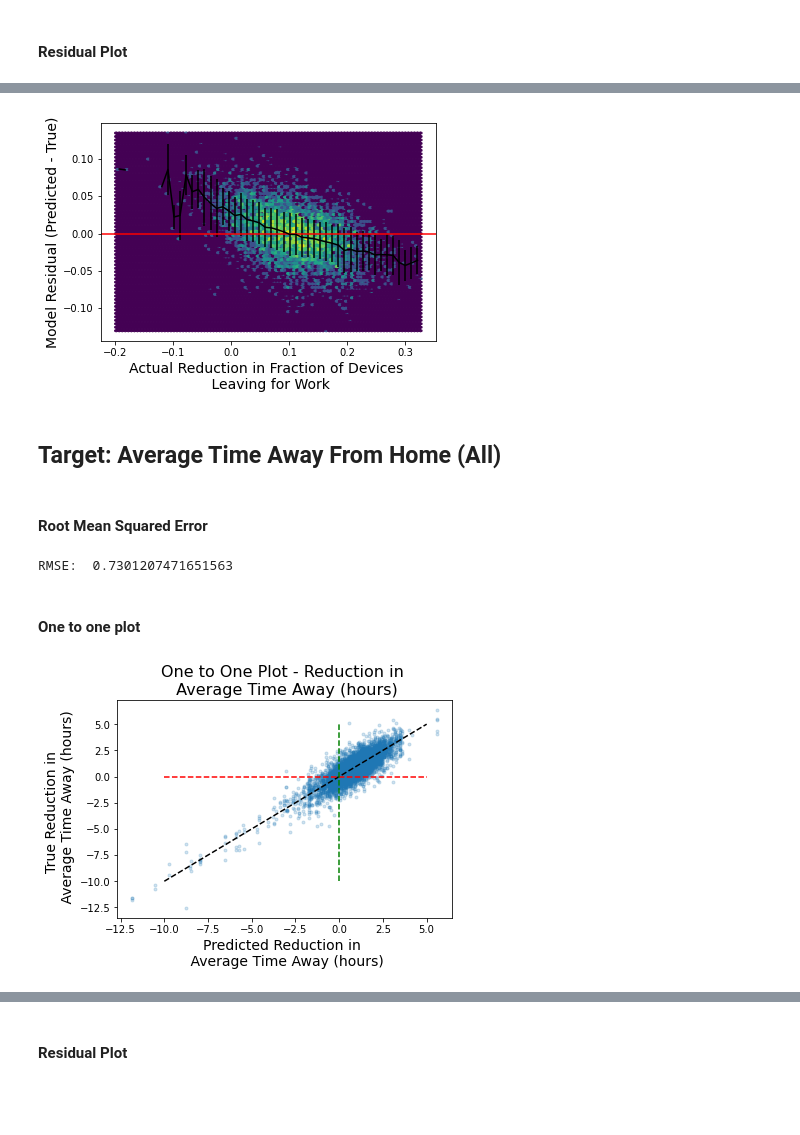
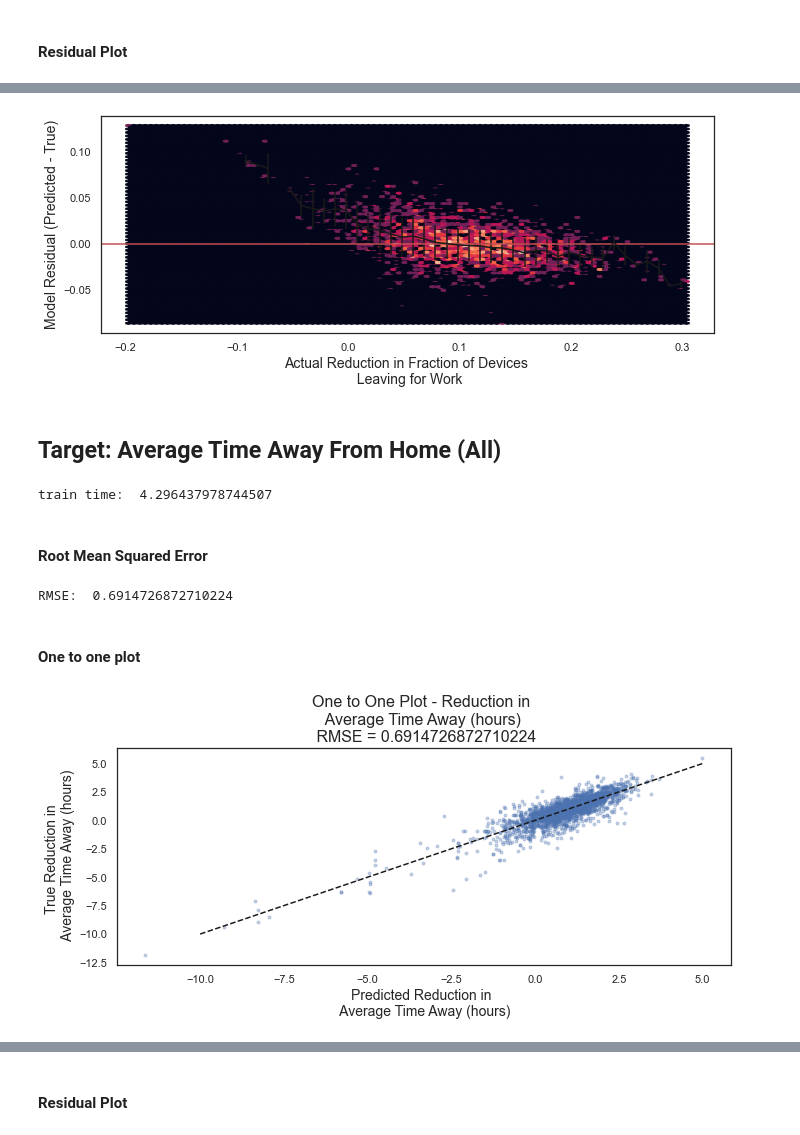
Before and after one commit to IssueToImpact/covid-chicago-mobility, a Jupyter notebook: COVID_model_evaluation.ipynb, the cells around one changed output, grey strips where cells are left out. Saved outputs shown, nothing was run; the diff lists cells and outputs as text; code cells hidden in the pictures; blank space fills up the shorter version.

```diff
--- a/COVID_model_evaluation.ipynb
+++ b/COVID_model_evaluation.ipynb
@@ -41,8 +82,6 @@ df_diff.head()
 from sklearn.model_selection import train_test_split
 
 train, test = train_test_split(df_diff, test_size=0.2)
-train.is_copy = None
-test.is_copy = None
 # %% [markdown]
 ### Impute missing
 # %%
@@ -210,7 +303,7 @@ plt.xlabel('Actual Reduction in Fraction of Devices \n Leaving for Work', fontsi
 plt.ylabel('Model Residual (Predicted - True)', fontsize=14)
 plt.show()
 # %% [output]
-[figure, old version]
+[figure, new version]
 # %% [markdown]
 ## Target: Average Time Away From Home (All)
 # %%
@@ -220,26 +313,32 @@ rf_ataa = RandomForestRegressor(n_jobs=-1,
                                     min_samples_leaf=2,
                                     bootstrap=True
                             )
+t0 = time.time()
 model_ataa = rf_ataa.fit(features_train,ataa_target_train)
+print('train time: ', time.time()-t0)
+# %% [output]
+train time:  4.296437978744507
 # %% [markdown]
 #### Root Mean Squared Error
 # %%
 ataa_y_pred=rf_ataa.predict(features_test)
-print("RMSE: ", np.sqrt(mean_squared_error(ataa_y_pred, ataa_target_test)))
+ataa_rmse = np.sqrt(mean_squared_error(ataa_y_pred, ataa_target_test))
+print("RMSE: ", ataa_rmse)
 # %% [output]
-RMSE:  0.7301207471651563
+RMSE:  0.6914726872710224
 # %% [markdown]
 #### One to one plot
 # %%
-plt.plot(ataa_y_pred, ataa_target_test, '.', alpha = 0.2)
+plt.plot(ataa_y_pred, ataa_target_test, '.', alpha=0.3)
 plt.ylabel('True Reduction in \n Average Time Away (hours)', fontsize=14)
 plt.xlabel('Predicted Reduction in \n Average Time Away (hours)', fontsize=14)
-plt.title('One to One Plot - Reduction in \n Average Time Away (hours)', fontsize=16)
+plt.title('One to One Plot - Reduction in \n Average Time Away (hours) \n RMSE = {}'.format(ataa_rmse),
+          fontsize=16)
 line_x, line_y = [-10,5], [-10,5]
 line_cutoff = [0,0]
 plt.plot(line_x,line_y,'k--')
-plt.plot(line_x,line_cutoff,'r--')
-plt.plot(line_cutoff, line_y, 'g--')
+#plt.plot(line_x,line_cutoff,'r--')
+#plt.plot(line_cutoff, line_y, 'g--')
 plt.show()
 # %% [output]
-[figure, old version]
+[figure, new version]
```
Also changed, not shown: parts of 40 cells of this notebook.
